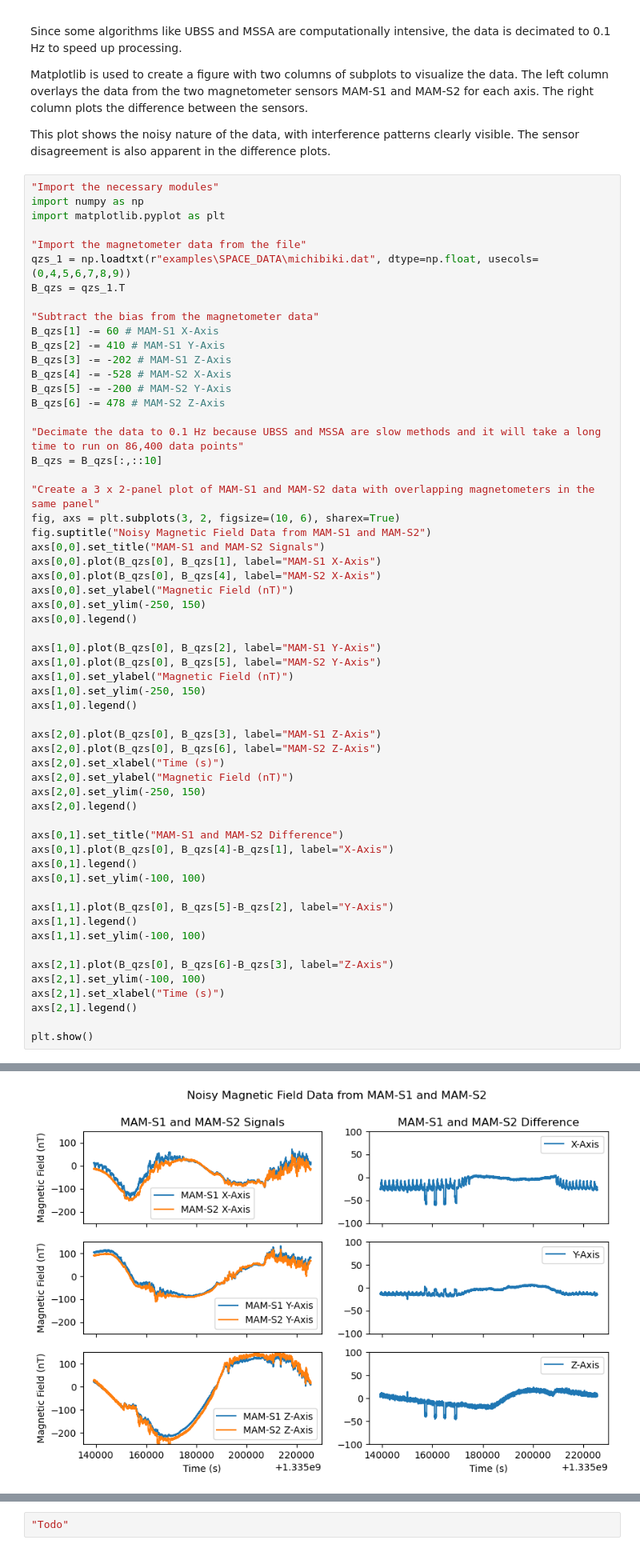
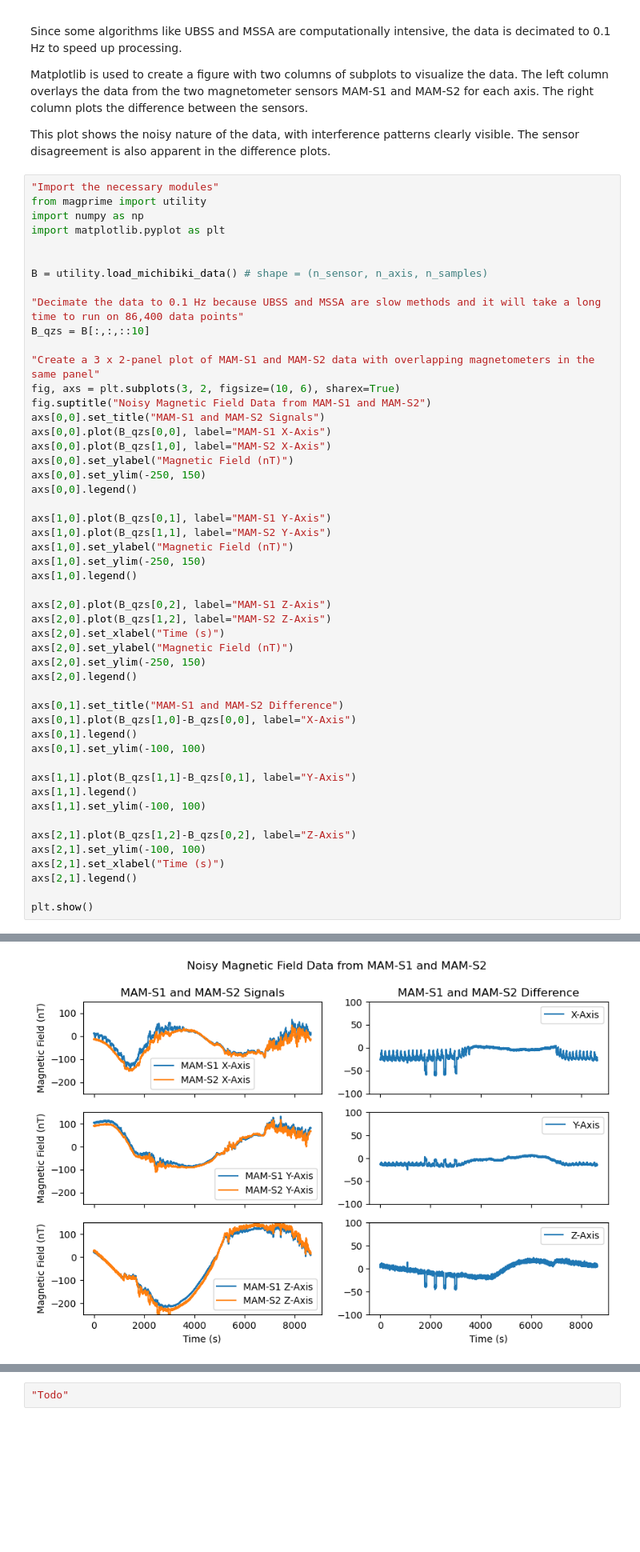
Before and after one commit to aphoffmann/MAGPRIME, a Jupyter notebook: magprime/examples/tutorial.ipynb, the cells around one changed output, grey strips where cells are left out. Shown at 80% size. Saved outputs shown, nothing was run; the diff lists cells and outputs as text; blank space fills up the shorter version.

```diff
--- a/magprime/examples/tutorial.ipynb
+++ b/magprime/examples/tutorial.ipynb
@@ -34,57 +34,49 @@ Matplotlib is used to create a figure with two columns of subplots to visualize
 This plot shows the noisy nature of the data, with interference patterns clearly visible. The sensor disagreement is also apparent in the difference plots.
 # %%
 "Import the necessary modules"
+from magprime import utility
 import numpy as np
 import matplotlib.pyplot as plt
 
-"Import the magnetometer data from the file"
-qzs_1 = np.loadtxt(r"examples\SPACE_DATA\michibiki.dat", dtype=np.float, usecols=(0,4,5,6,7,8,9))
-B_qzs = qzs_1.T
 
-"Subtract the bias from the magnetometer data"
-B_qzs[1] -= 60 # MAM-S1 X-Axis
-B_qzs[2] -= 410 # MAM-S1 Y-Axis
-B_qzs[3] -= -202 # MAM-S1 Z-Axis
-B_qzs[4] -= -528 # MAM-S2 X-Axis
-B_qzs[5] -= -200 # MAM-S2 Y-Axis
-B_qzs[6] -= 478 # MAM-S2 Z-Axis
+B = utility.load_michibiki_data() # shape = (n_sensor, n_axis, n_samples)
 
 "Decimate the data to 0.1 Hz because UBSS and MSSA are slow methods and it will take a long time to run on 86,400 data points"
-B_qzs = B_qzs[:,::10]
+B_qzs = B[:,:,::10]
 
 "Create a 3 x 2-panel plot of MAM-S1 and MAM-S2 data with overlapping magnetometers in the same panel"
 fig, axs = plt.subplots(3, 2, figsize=(10, 6), sharex=True)
 fig.suptitle("Noisy Magnetic Field Data from MAM-S1 and MAM-S2")
 axs[0,0].set_title("MAM-S1 and MAM-S2 Signals")
-axs[0,0].plot(B_qzs[0], B_qzs[1], label="MAM-S1 X-Axis")
-axs[0,0].plot(B_qzs[0], B_qzs[4], label="MAM-S2 X-Axis")
+axs[0,0].plot(B_qzs[0,0], label="MAM-S1 X-Axis")
+axs[0,0].plot(B_qzs[1,0], label="MAM-S2 X-Axis")
 axs[0,0].set_ylabel("Magnetic Field (nT)")
 axs[0,0].set_ylim(-250, 150)
 axs[0,0].legend()
 
-axs[1,0].plot(B_qzs[0], B_qzs[2], label="MAM-S1 Y-Axis")
-axs[1,0].plot(B_qzs[0], B_qzs[5], label="MAM-S2 Y-Axis")
+axs[1,0].plot(B_qzs[0,1], label="MAM-S1 Y-Axis")
+axs[1,0].plot(B_qzs[1,1], label="MAM-S2 Y-Axis")
 axs[1,0].set_ylabel("Magnetic Field (nT)")
 axs[1,0].set_ylim(-250, 150)
 axs[1,0].legend()
 
-axs[2,0].plot(B_qzs[0], B_qzs[3], label="MAM-S1 Z-Axis")
-axs[2,0].plot(B_qzs[0], B_qzs[6], label="MAM-S2 Z-Axis")
+axs[2,0].plot(B_qzs[0,2], label="MAM-S1 Z-Axis")
+axs[2,0].plot(B_qzs[1,2], label="MAM-S2 Z-Axis")
 axs[2,0].set_xlabel("Time (s)")
 axs[2,0].set_ylabel("Magnetic Field (nT)")
 axs[2,0].set_ylim(-250, 150)
 axs[2,0].legend()
 
 axs[0,1].set_title("MAM-S1 and MAM-S2 Difference")
-axs[0,1].plot(B_qzs[0], B_qzs[4]-B_qzs[1], label="X-Axis")
+axs[0,1].plot(B_qzs[1,0]-B_qzs[0,0], label="X-Axis")
 axs[0,1].legend()
 axs[0,1].set_ylim(-100, 100)
 
-axs[1,1].plot(B_qzs[0], B_qzs[5]-B_qzs[2], label="Y-Axis")
+axs[1,1].plot(B_qzs[1,1]-B_qzs[0,1], label="Y-Axis")
 axs[1,1].legend()
 axs[1,1].set_ylim(-100, 100)
 
-axs[2,1].plot(B_qzs[0], B_qzs[6]-B_qzs[3], label="Z-Axis")
+axs[2,1].plot(B_qzs[1,2]-B_qzs[0,2], label="Z-Axis")
 axs[2,1].set_ylim(-100, 100)
 axs[2,1].set_xlabel("Time (s)")
 axs[2,1].legend()
@@ -96 +86 @@ Deprecated in NumPy 1.20; for more details and guidance: https://numpy.org/devdo
-[figure, old version]
+[figure, new version]
```
Also changed, not shown: parts of 11 cells of this notebook, 3 other files.
